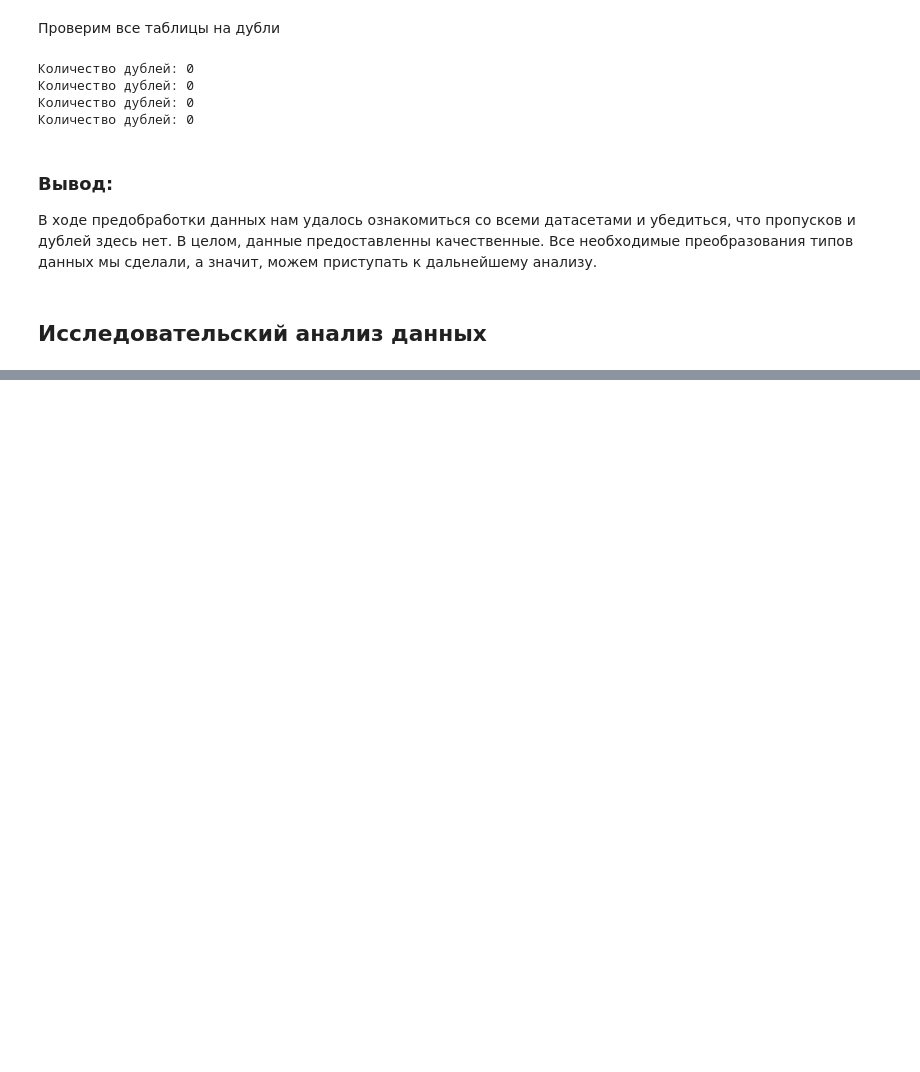
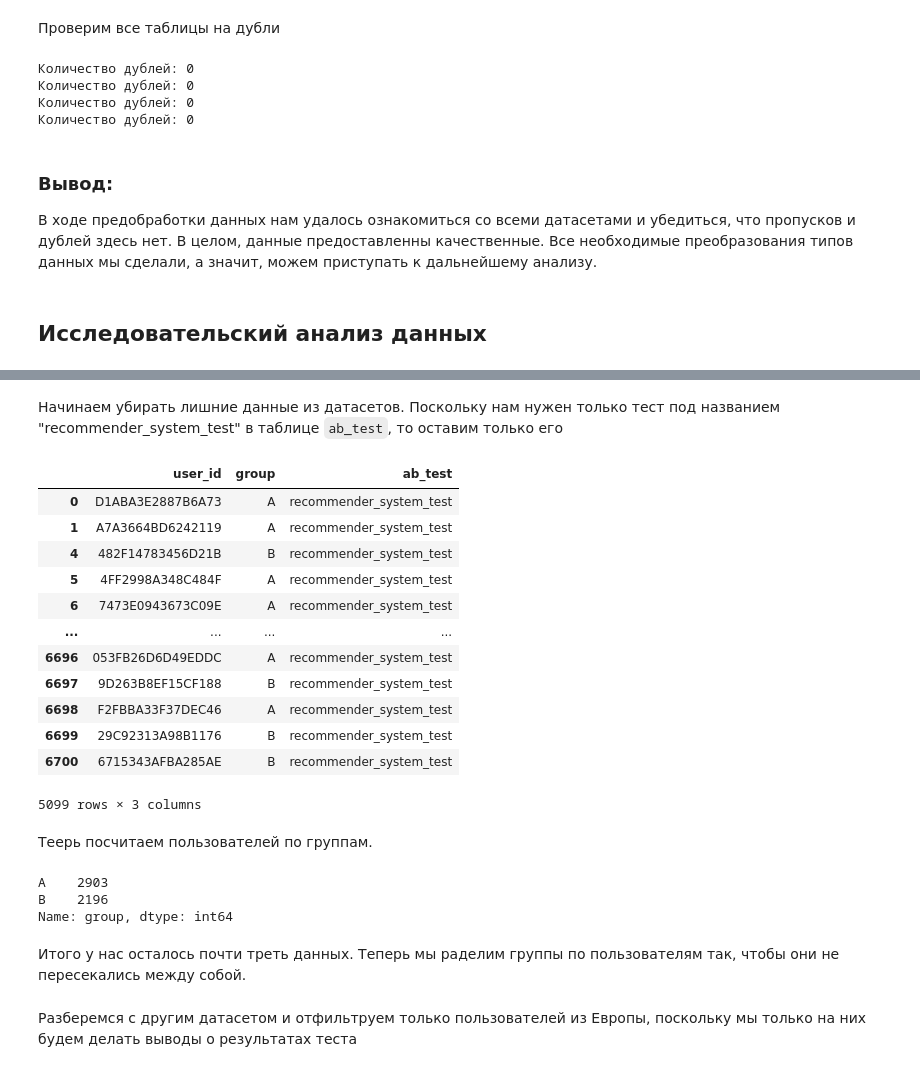
Before and after one commit to ViacheslavPogorelyy/YaP, a Jupyter notebook: A-B_test .ipynb, the cells around one changed output, grey strips where cells are left out. Cells and saved outputs as stored; diff of their text form; code cells hidden in the pictures; blank space fills up the shorter version.

```diff
--- a/A-B_test .ipynb
+++ b/A-B_test .ipynb
@@ -222,0 +262,32 @@ for i in tables:
+# %% [markdown]
+Начинаем убирать лишние данные из датасетов. Поскольку нам нужен только тест под названием "recommender_system_test" в таблице `ab_test`, то оставим только его
+# %%
+ab_test = ab_test.query('ab_test == "recommender_system_test"')
+
+ab_test
+# %% [output]
+|  | user_id | group | ab_test |
+| 0 | D1ABA3E2887B6A73 | A | recommender_system_test |
+| 1 | A7A3664BD6242119 | A | recommender_system_test |
+| 4 | 482F14783456D21B | B | recommender_system_test |
+| 5 | 4FF2998A348C484F | A | recommender_system_test |
+| 6 | 7473E0943673C09E | A | recommender_system_test |
+| ... | ... | ... | ... |
+| 6696 | 053FB26D6D49EDDC | A | recommender_system_test |
+| 6697 | 9D263B8EF15CF188 | B | recommender_system_test |
+| 6698 | F2FBBA33F37DEC46 | A | recommender_system_test |
+| 6699 | 29C92313A98B1176 | B | recommender_system_test |
+| 6700 | 6715343AFBA285AE | B | recommender_system_test |
+5099 rows × 3 columns
+# %% [markdown]
+Теерь посчитаем пользователей по группам.
+# %%
+ab_test['group'].value_counts()
+# %% [output]
+A    2903
+B    2196
+Name: group, dtype: int64
+# %% [markdown]
+Итого у нас осталось почти треть данных. Теперь мы раделим группы по пользователям так, чтобы они не пересекались между собой.
+# %% [markdown]
+Разберемся с другим датасетом и отфильтруем только пользователей из Европы, поскольку мы только на них будем делать выводы о результатах теста
```
Also changed, not shown: parts of 24 cells of this notebook.
